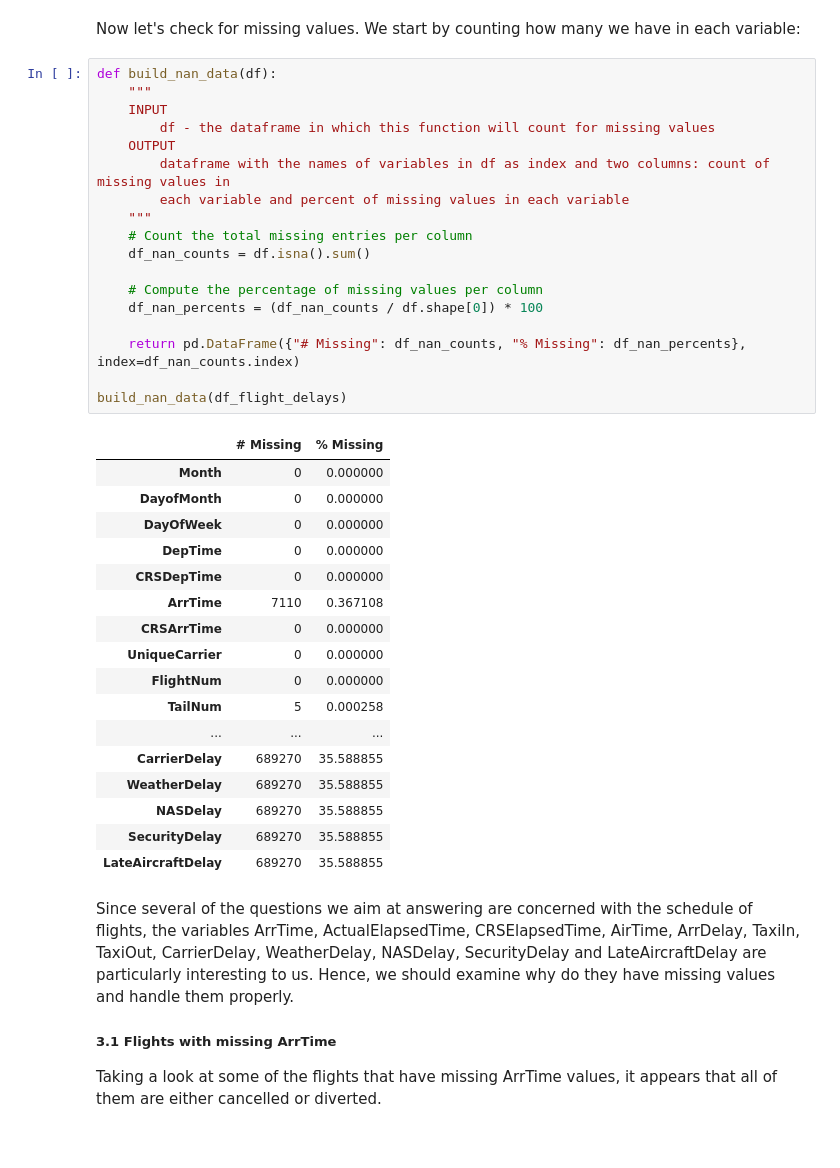
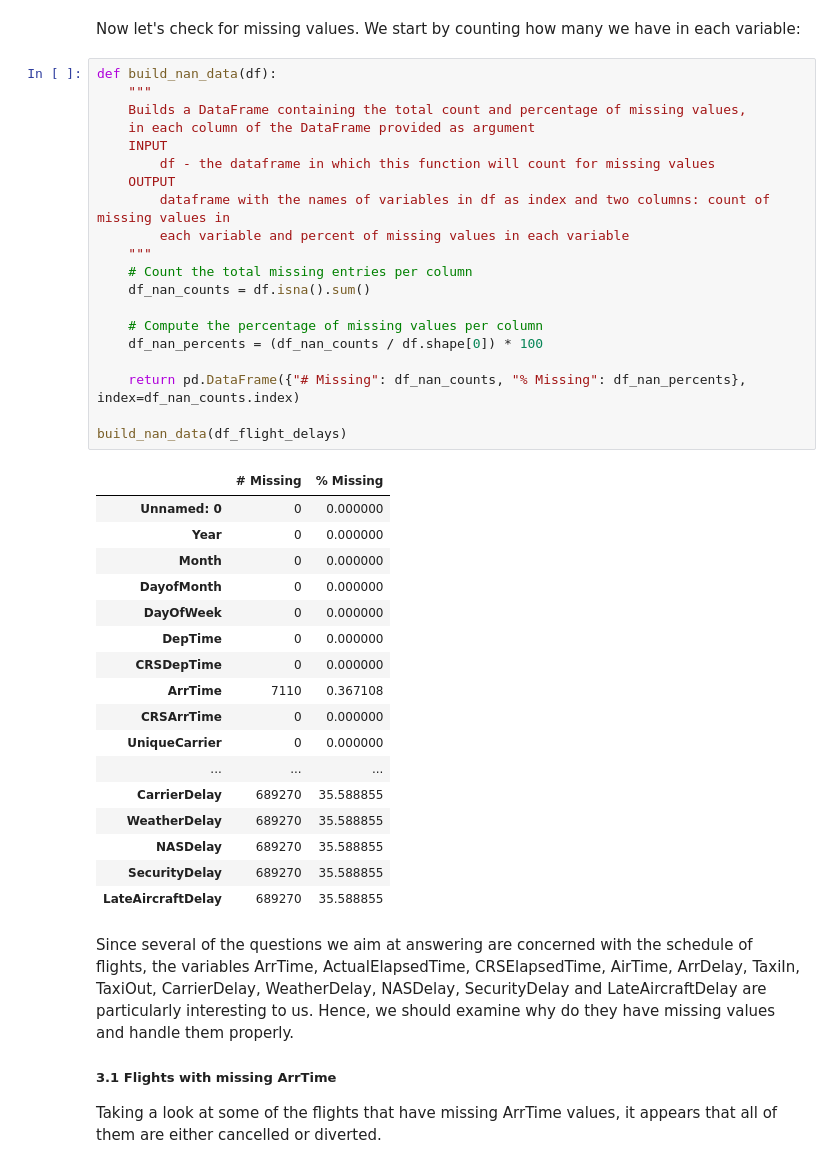
Before and after one commit to s-londono/airlinedelaystats, a Jupyter notebook: AirlineDelayAnalysis.ipynb, the cells around one changed output. Drawn from its saved outputs; the diff is of its cells as text.

```diff
--- a/AirlineDelayAnalysis.ipynb
+++ b/AirlineDelayAnalysis.ipynb
@@ -173,23 +273,27 @@ Now let's check for missing values. We start by counting how many we have in eac
 # %%
 def build_nan_data(df):
     """
+    Builds a DataFrame containing the total count and percentage of missing values,
+    in each column of the DataFrame provided as argument
     INPUT
         df - the dataframe in which this function will count for missing values
     OUTPUT
         dataframe with the names of variables in df as index and two columns: count of missing values in
         each variable and percent of missing values in each variable
     """
     # Count the total missing entries per column
     df_nan_counts = df.isna().sum()
 
     # Compute the percentage of missing values per column
     df_nan_percents = (df_nan_counts / df.shape[0]) * 100
 
     return pd.DataFrame({"# Missing": df_nan_counts, "% Missing": df_nan_percents}, index=df_nan_counts.index)
 
 build_nan_data(df_flight_delays)
 # %% [output]
 |  | # Missing | % Missing |
+| Unnamed: 0 | 0 | 0.000000 |
+| Year | 0 | 0.000000 |
 | Month | 0 | 0.000000 |
 | DayofMonth | 0 | 0.000000 |
 | DayOfWeek | 0 | 0.000000 |
@@ -198,8 +302,6 @@ build_nan_data(df_flight_delays)
 | ArrTime | 7110 | 0.367108 |
 | CRSArrTime | 0 | 0.000000 |
 | UniqueCarrier | 0 | 0.000000 |
-| FlightNum | 0 | 0.000000 |
-| TailNum | 5 | 0.000258 |
 | ... | ... | ... |
 | CarrierDelay | 689270 | 35.588855 |
 | WeatherDelay | 689270 | 35.588855 |
```
Also changed, not shown: parts of 11 cells of this notebook, 2 other files.
